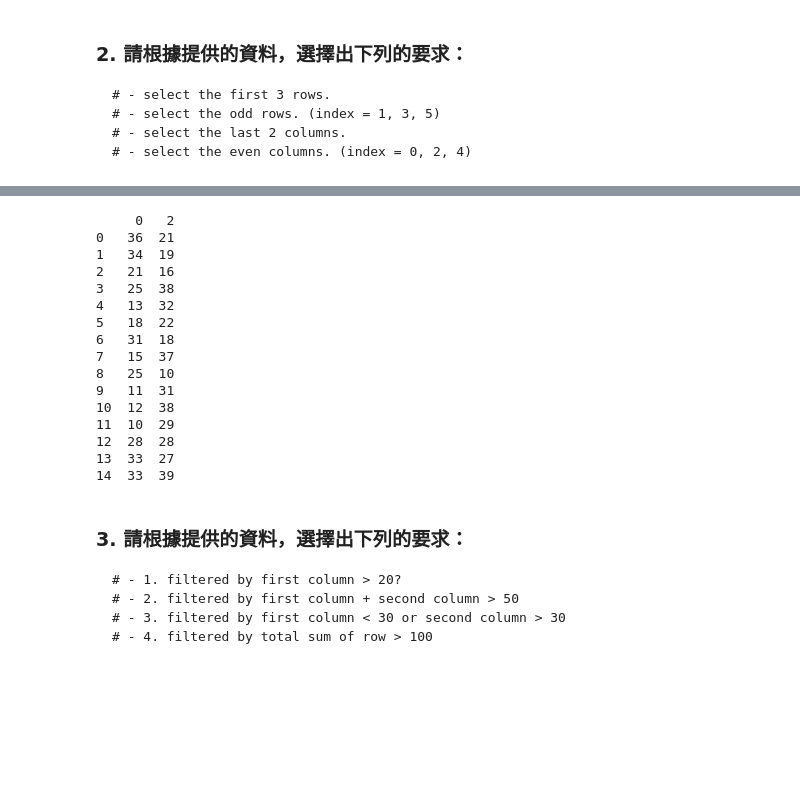
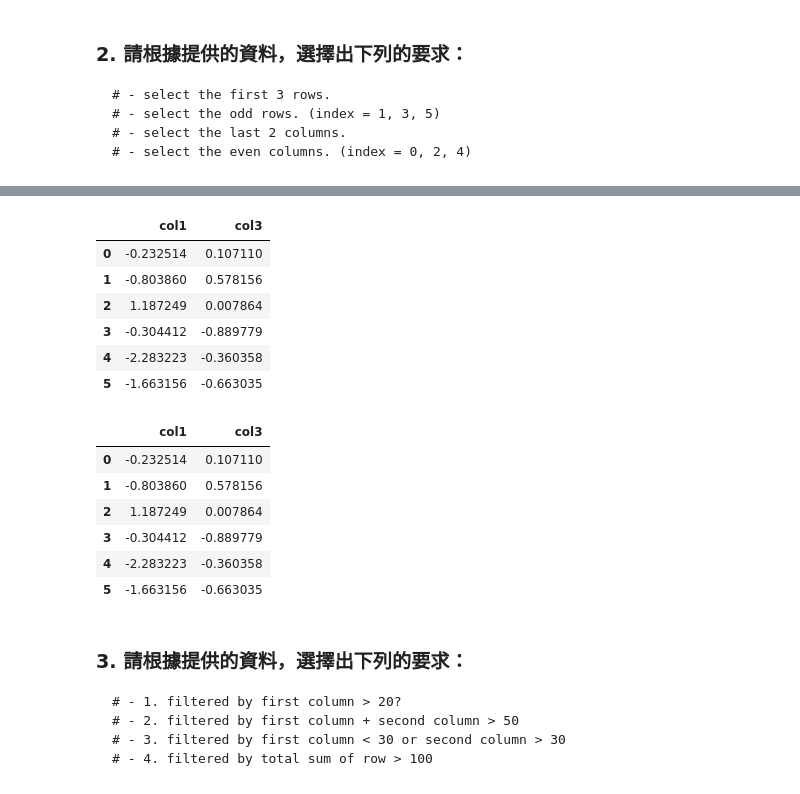
Before and after one commit to ting-yang14/Data-science-60Days, a Jupyter notebook: D10.ipynb, the cells around one changed output, grey strips where cells are left out. Saved outputs shown, nothing was run; the diff lists cells and outputs as text; code cells hidden in the pictures; blank space fills up the shorter version.

```diff
--- a/D10.ipynb
+++ b/D10.ipynb
@@ -110,23 +125,24 @@ print(df.iloc[:,-2:])
 # %%
 # - select the even columns. (index = 0, 2, 4)
-print(df.iloc[:,[i%2==0 for i in range(len(df.columns))]])
+df.iloc[:,[i%2==0 for i in range(len(df.columns))]]
 # %% [output]
-     0   2
-0   36  21
-1   34  19
-2   21  16
-3   25  38
-4   13  32
-5   18  22
-6   31  18
-7   15  37
-8   25  10
-9   11  31
-10  12  38
-11  10  29
-12  28  28
-13  33  27
-14  33  39
+|  | col1 | col3 |
+| 0 | -0.232514 | 0.107110 |
+| 1 | -0.803860 | 0.578156 |
+| 2 | 1.187249 | 0.007864 |
+| 3 | -0.304412 | -0.889779 |
+| 4 | -2.283223 | -0.360358 |
+| 5 | -1.663156 | -0.663035 |
+# %%
+df.iloc[:,0::2]
+# %% [output]
+|  | col1 | col3 |
+| 0 | -0.232514 | 0.107110 |
+| 1 | -0.803860 | 0.578156 |
+| 2 | 1.187249 | 0.007864 |
+| 3 | -0.304412 | -0.889779 |
+| 4 | -2.283223 | -0.360358 |
+| 5 | -1.663156 | -0.663035 |
 # %% [markdown]
 ### 3. 請根據提供的資料，選擇出下列的要求：
 
```
Also changed, not shown: parts of 8 cells of this notebook.
